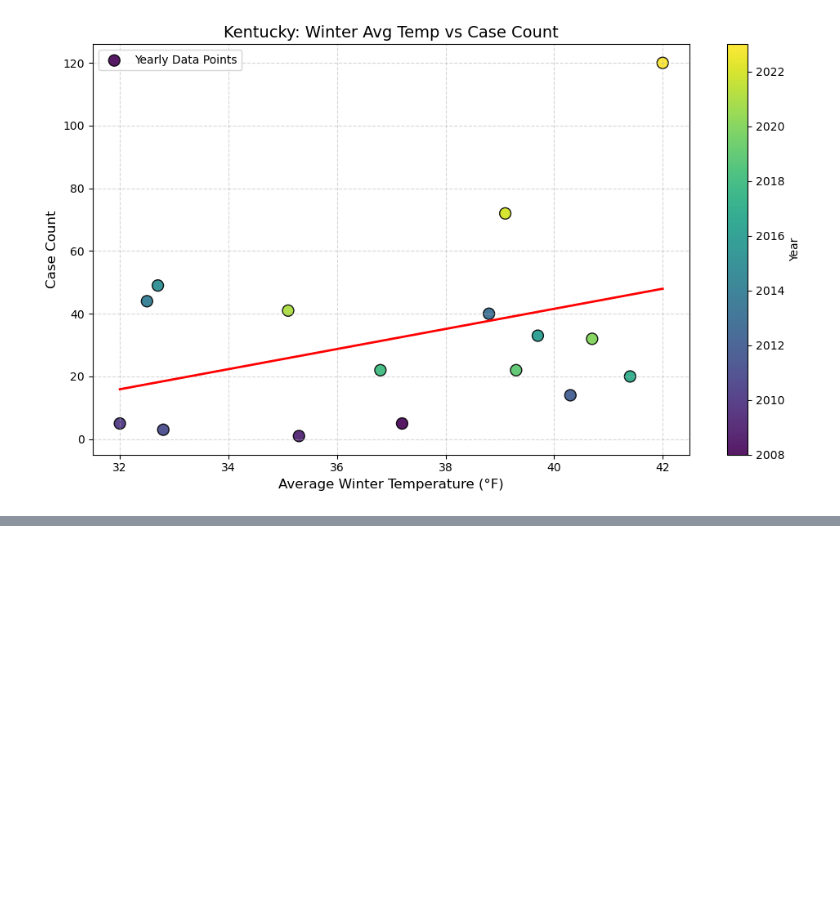
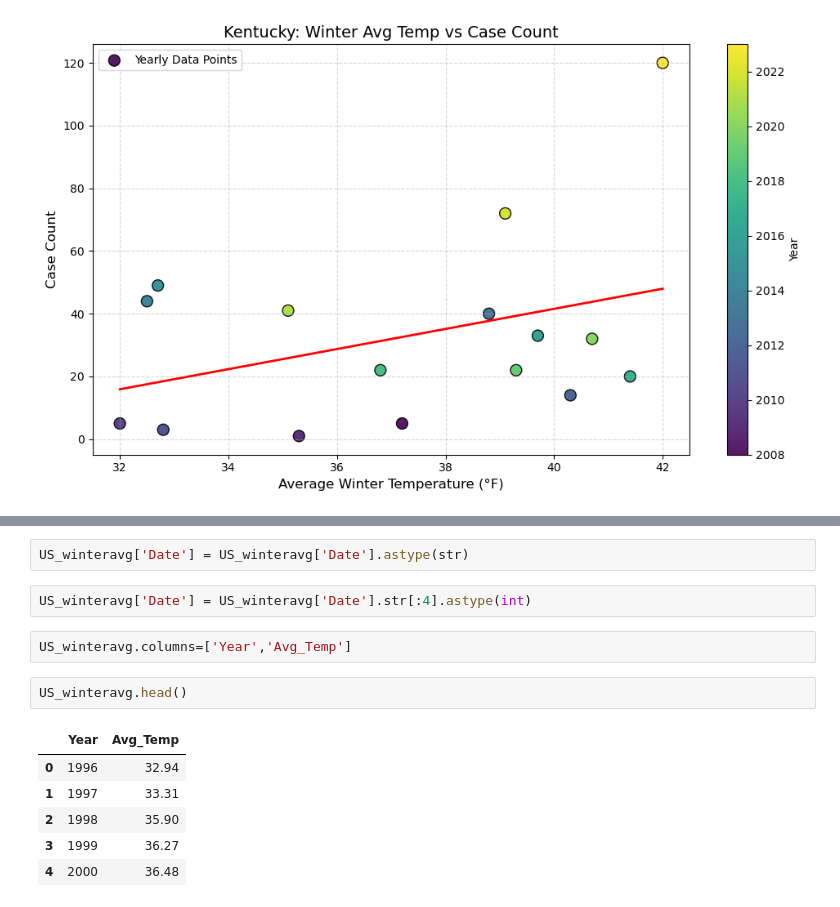
Before and after one commit to dzapata915/Lyme_Disease, a Jupyter notebook: weather_lyme.ipynb, the cells around one changed output, grey strips where cells are left out. Cells and saved outputs as stored; diff of their text form; blank space fills up the shorter version.

```diff
--- a/weather_lyme.ipynb
+++ b/weather_lyme.ipynb
@@ -1174,0 +1239,15 @@ plt.show()
+# %%
+US_winteravg['Date'] = US_winteravg['Date'].astype(str)
+# %%
+US_winteravg['Date'] = US_winteravg['Date'].str[:4].astype(int)
+# %%
+US_winteravg.columns=['Year','Avg_Temp']
+# %%
+US_winteravg.head()
+# %% [output]
+|  | Year | Avg_Temp |
+| 0 | 1996 | 32.94 |
+| 1 | 1997 | 33.31 |
+| 2 | 1998 | 35.90 |
+| 3 | 1999 | 36.27 |
+| 4 | 2000 | 36.48 |
```
Also changed, not shown: parts of 5 cells of this notebook, 7 other files.
